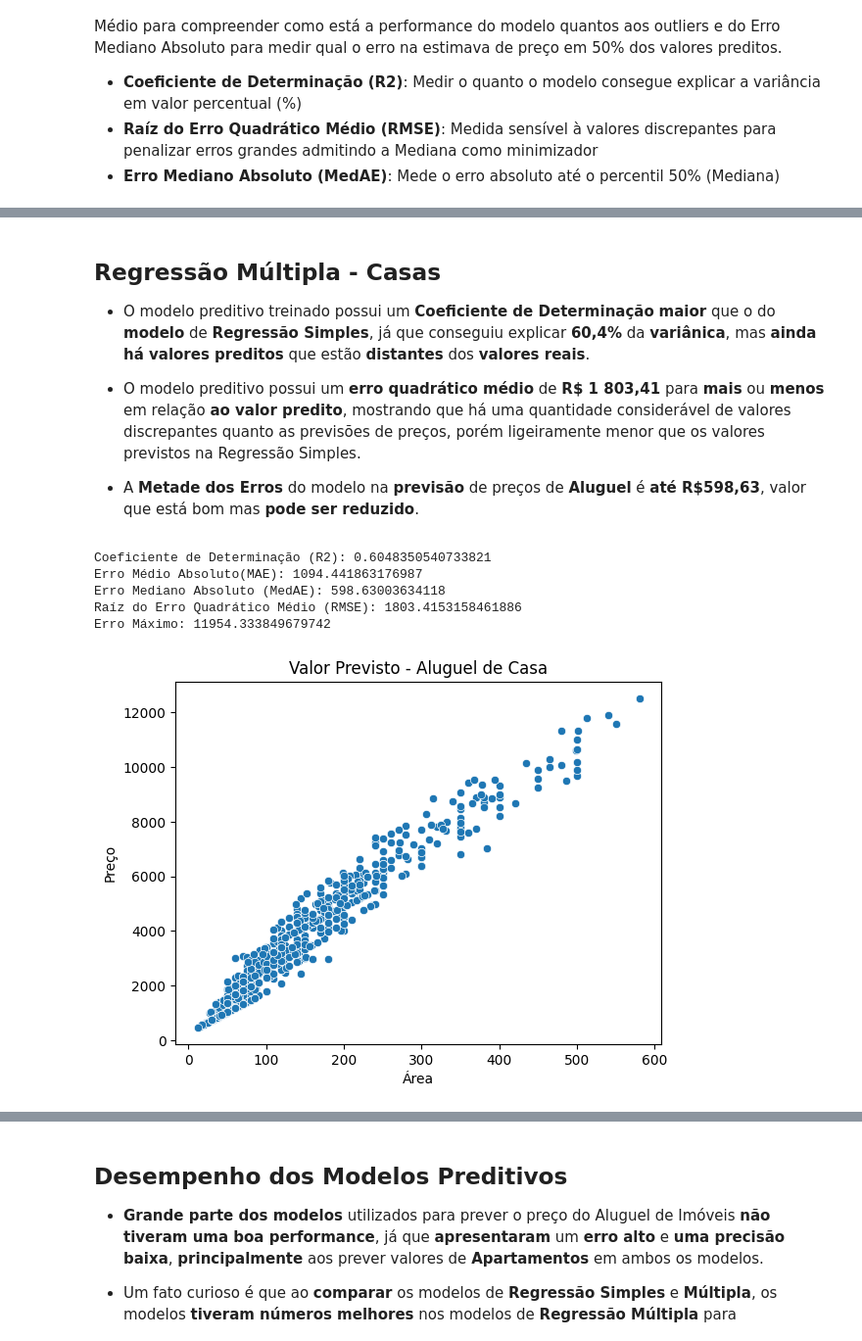
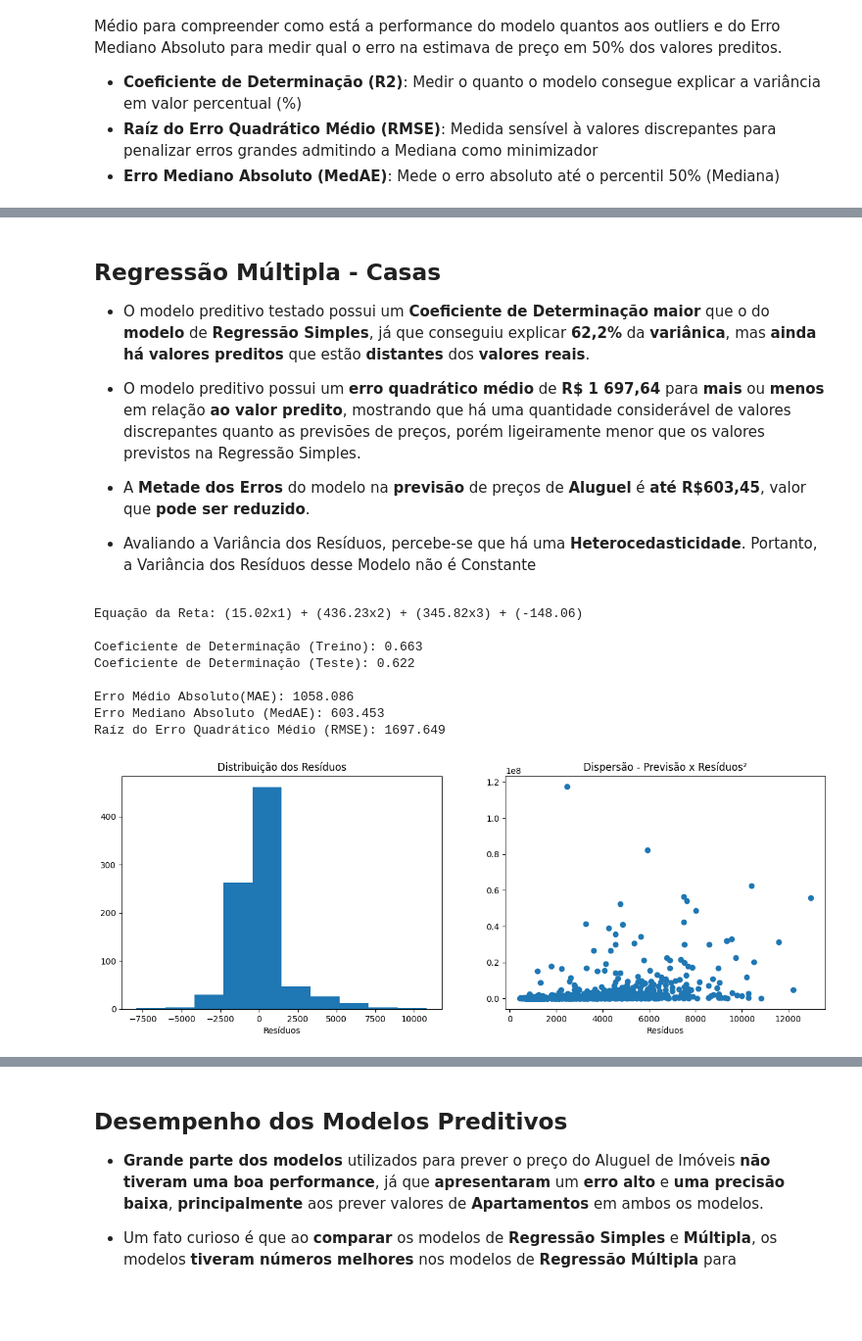
Before and after one commit to GabrielUruga/RegressaoLinear, a Jupyter notebook: Projeto Prático 2.ipynb, the cells around one changed output, grey strips where cells are left out. Shown at 98% size. Saved outputs shown, nothing was run; the diff lists cells and outputs as text; code cells hidden in the pictures; blank space fills up the shorter version.

```diff
--- a/Projeto Prático 2.ipynb
+++ b/Projeto Prático 2.ipynb
@@ -1109,3 +1437,6 @@ casas.describe()
+# %%
+# removendo registros incosistentes
+casas = casas.query('0 < quartos ')
 # %% [markdown]
 ## Outliers
 
@@ -1714,20 +2104,25 @@ Erro Máximo: 11182.722094094217
 # %% [markdown]
 ## Regressão Múltipla - Casas
 
-* O modelo preditivo treinado possui um **Coeficiente de Determinação** **maior** que o do **modelo** de **Regressão Simples**, já que conseguiu explicar **60,4%** da **variânica**, mas **ainda há valores preditos** que estão **distantes** dos **valores reais**.
+* O modelo preditivo testado possui um **Coeficiente de Determinação** **maior** que o do **modelo** de **Regressão Simples**, já que conseguiu explicar **62,2%** da **variânica**, mas **ainda há valores preditos** que estão **distantes** dos **valores reais**.
 
-* O modelo preditivo possui um **erro quadrático médio** de **R\$ 1 803,41** para **mais** ou **menos** em relação **ao valor predito**, mostrando que há uma quantidade considerável de valores discrepantes quanto as previsões de preços, porém ligeiramente menor que os valores previstos na Regressão Simples.
+* O modelo preditivo possui um **erro quadrático médio** de **R\$ 1 697,64** para **mais** ou **menos** em relação **ao valor predito**, mostrando que há uma quantidade considerável de valores discrepantes quanto as previsões de preços, porém ligeiramente menor que os valores previstos na Regressão Simples.
 
-* A **Metade dos Erros** do modelo na **previsão** de preços de **Aluguel** é **até R\$598,63**, valor que está bom mas **pode ser reduzido**.
+* A **Metade dos Erros** do modelo na **previsão** de preços de **Aluguel** é **até R\$603,45**, valor que **pode ser reduzido**.
+
+* Avaliando a Variância dos Resíduos, percebe-se que há uma **Heterocedasticidade**. Portanto, a Variância dos Resíduos desse Modelo não é Constante
 # %%
-reg_linear_multipla_aluguel(casas,3,0.3,0)
+reg_linear_multipla_aluguel(casas)
 # %% [output]
-Coeficiente de Determinação (R2): 0.6048350540733821
-Erro Médio Absoluto(MAE): 1094.441863176987
-Erro Mediano Absoluto (MedAE): 598.63003634118
-Raíz do Erro Quadrático Médio (RMSE): 1803.4153158461886
-Erro Máximo: 11954.333849679742
+Equação da Reta: (15.02x1) + (436.23x2) + (345.82x3) + (-148.06)
+
+Coeficiente de Determinação (Treino): 0.663
+Coeficiente de Determinação (Teste): 0.622
+
+Erro Médio Absoluto(MAE): 1058.086
+Erro Mediano Absoluto (MedAE): 603.453
+Raíz do Erro Quadrático Médio (RMSE): 1697.649
-[figure, old version]
+[figure, new version]
 # %% [markdown]
 ## Regressão Simples - Casas em Condomínio
 
```
Also changed, not shown: parts of 164 cells of this notebook.
